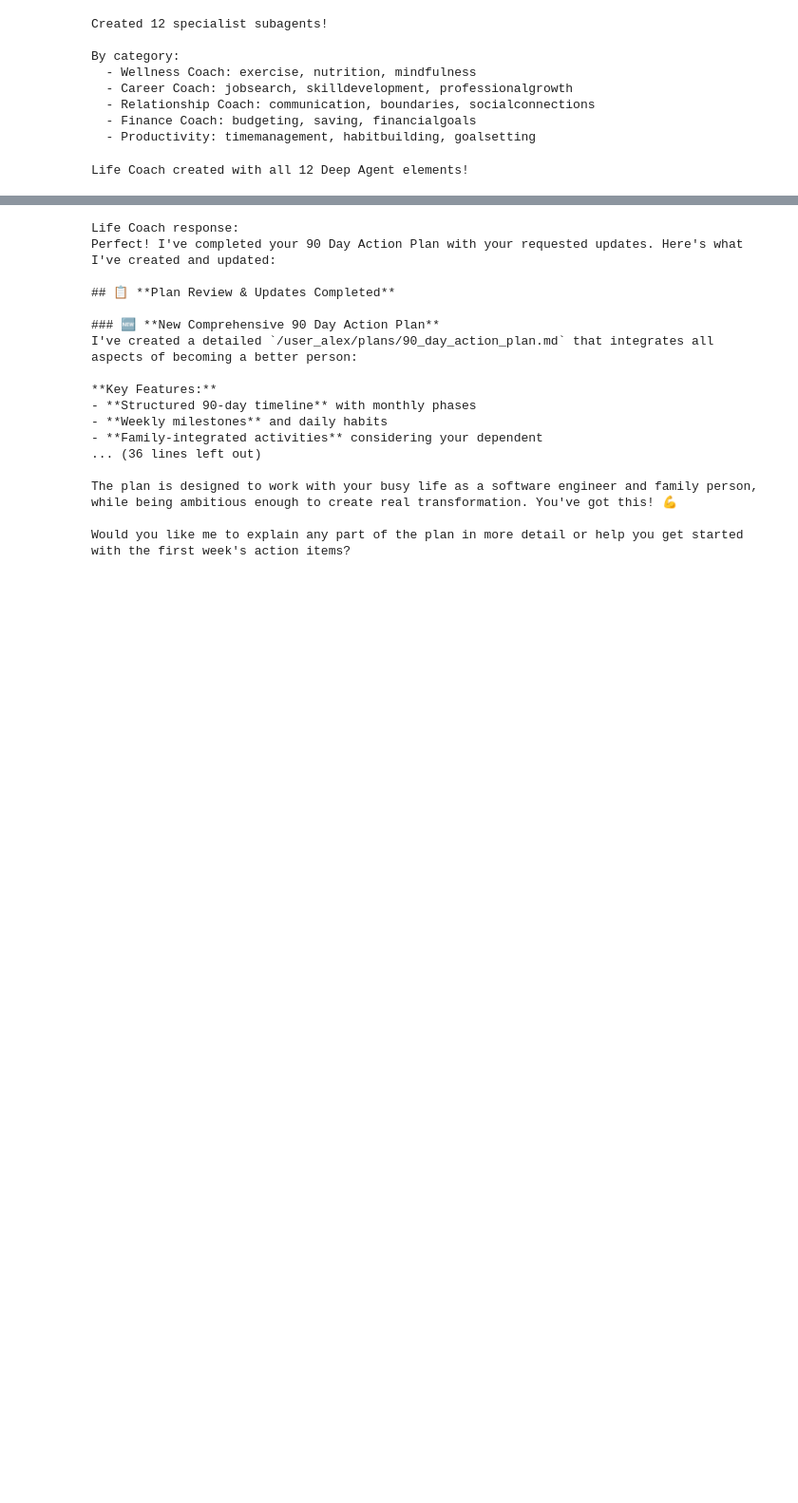
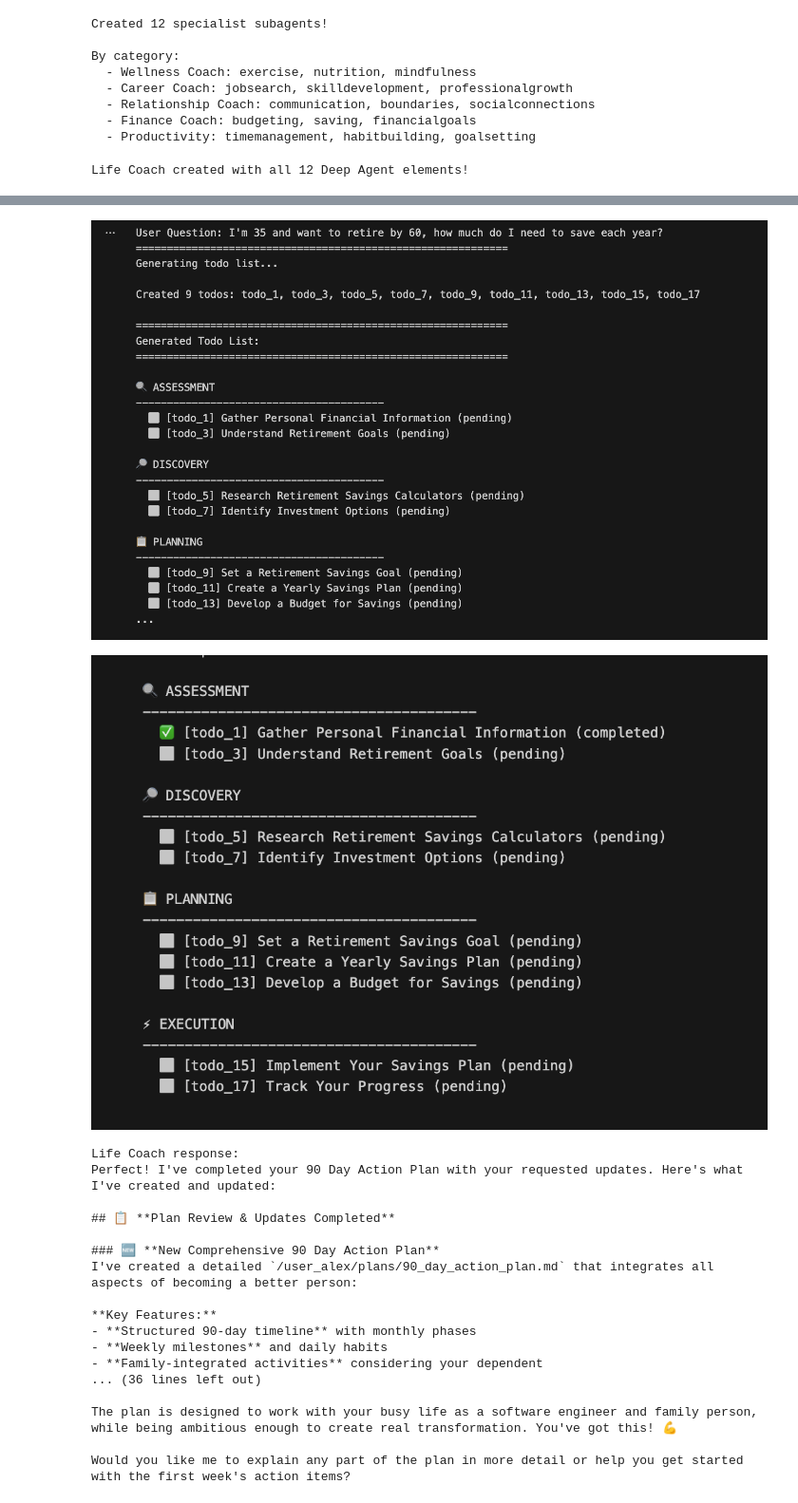
Before and after one commit to derekyim/AIE9, a Jupyter notebook: 07_Deep_Agents/Deep_Agents_Assignment_Advanced_Build.ipynb, the cells around one changed output, grey strips where cells are left out. Shown at 95% size. Drawn from its saved outputs; the diff is of its cells as text; code cells hidden in the pictures; blank space fills up the shorter version.

```diff
--- a/07_Deep_Agents/Deep_Agents_Assignment_Advanced_Build.ipynb
+++ b/07_Deep_Agents/Deep_Agents_Assignment_Advanced_Build.ipynb
@@ -2612 +2638,8 @@ Here is the  Namespace → Directory Mapping
+# %%
+from IPython.display import Image, display
+display(Image("generated-plans.png"))
+display(Image("progress-tracking.png"))
+# %% [output]
+[figure, added]
+[figure, added]
 # %%
```
Also changed, not shown: parts of 3 cells of this notebook, 1 other file.
